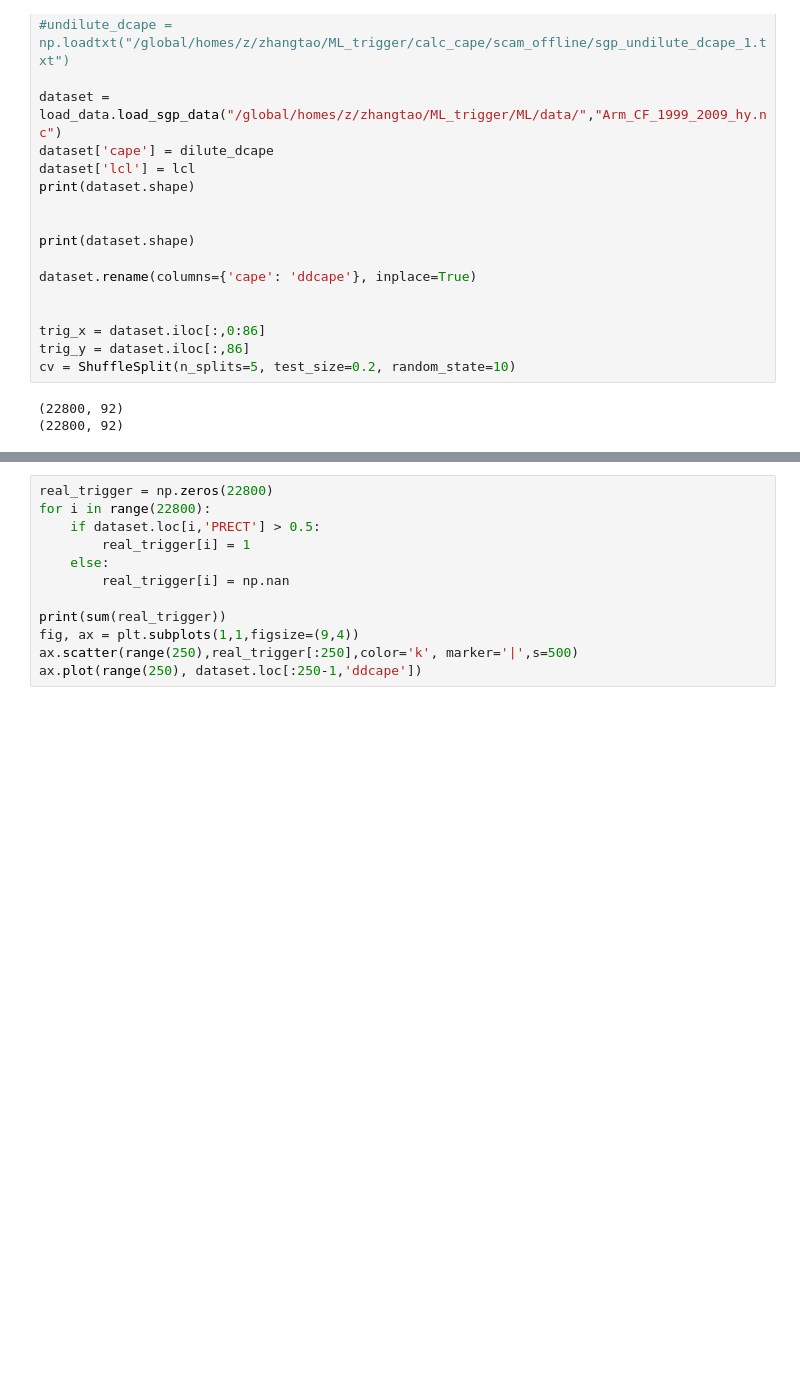
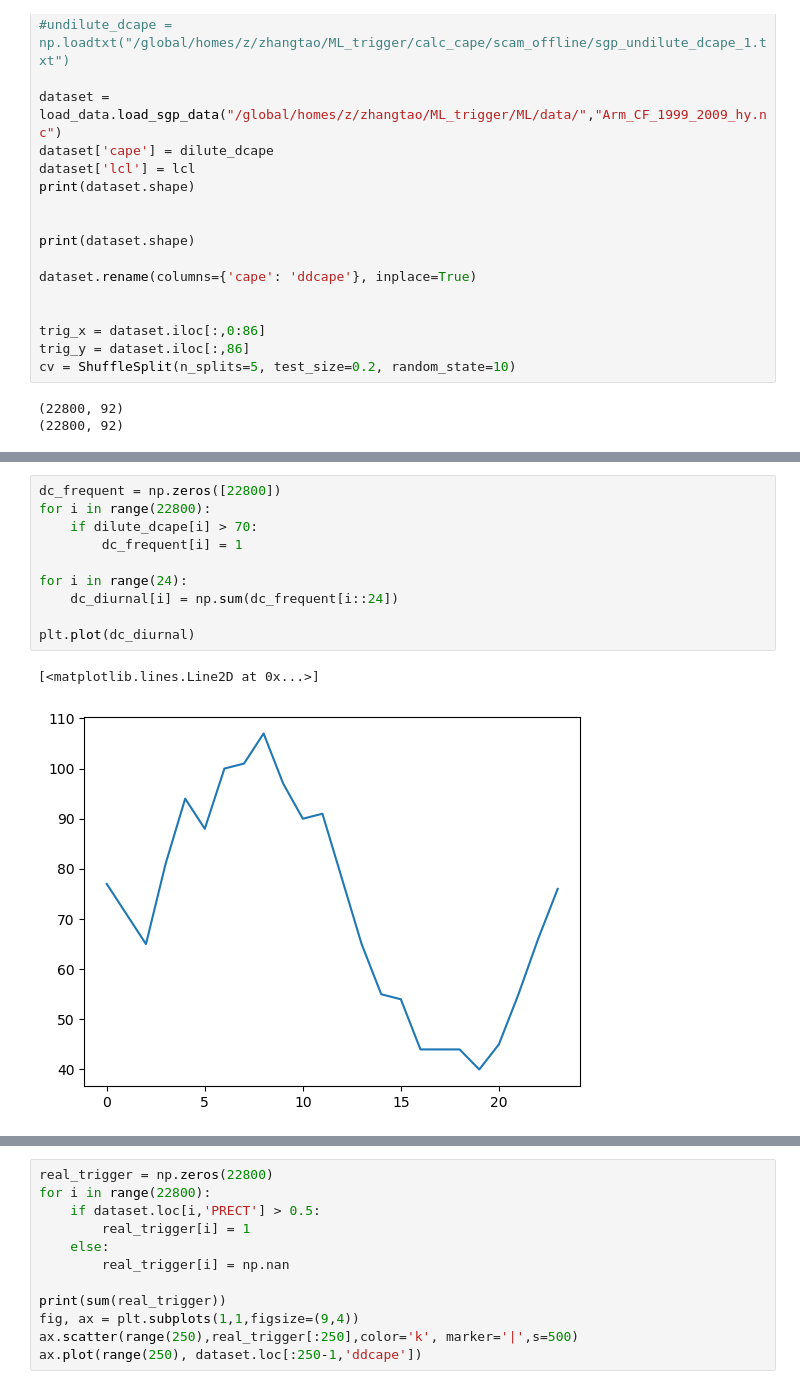
Before and after one commit to eexcalibur/ML_trigger, a Jupyter notebook: ML/trigger_ml_sgp.ipynb, the cells around one changed output, grey strips where cells are left out. Saved outputs shown, nothing was run; the diff lists cells and outputs as text; blank space fills up the shorter version.

```diff
--- a/ML/trigger_ml_sgp.ipynb
+++ b/ML/trigger_ml_sgp.ipynb
@@ -67,0 +111,13 @@ cv = ShuffleSplit(n_splits=5, test_size=0.2, random_state=10)
+# %%
+dc_frequent = np.zeros([22800])
+for i in range(22800):
+    if dilute_dcape[i] > 70:
+        dc_frequent[i] = 1
+
+for i in range(24):
+    dc_diurnal[i] = np.sum(dc_frequent[i::24])
+
+plt.plot(dc_diurnal)
+# %% [output]
+[<matplotlib.lines.Line2D at 0x...>]
+[figure, added]
```
Also changed, not shown: parts of 15 cells of this notebook, 11 other files.
